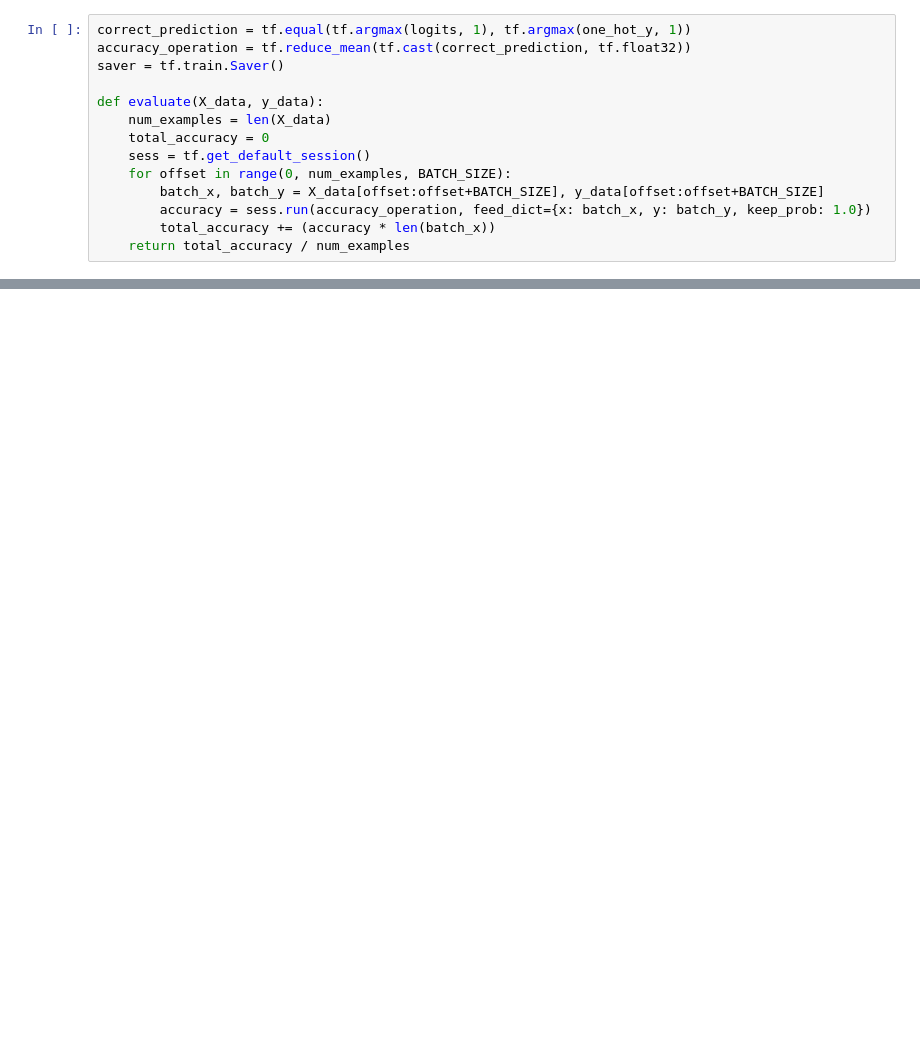
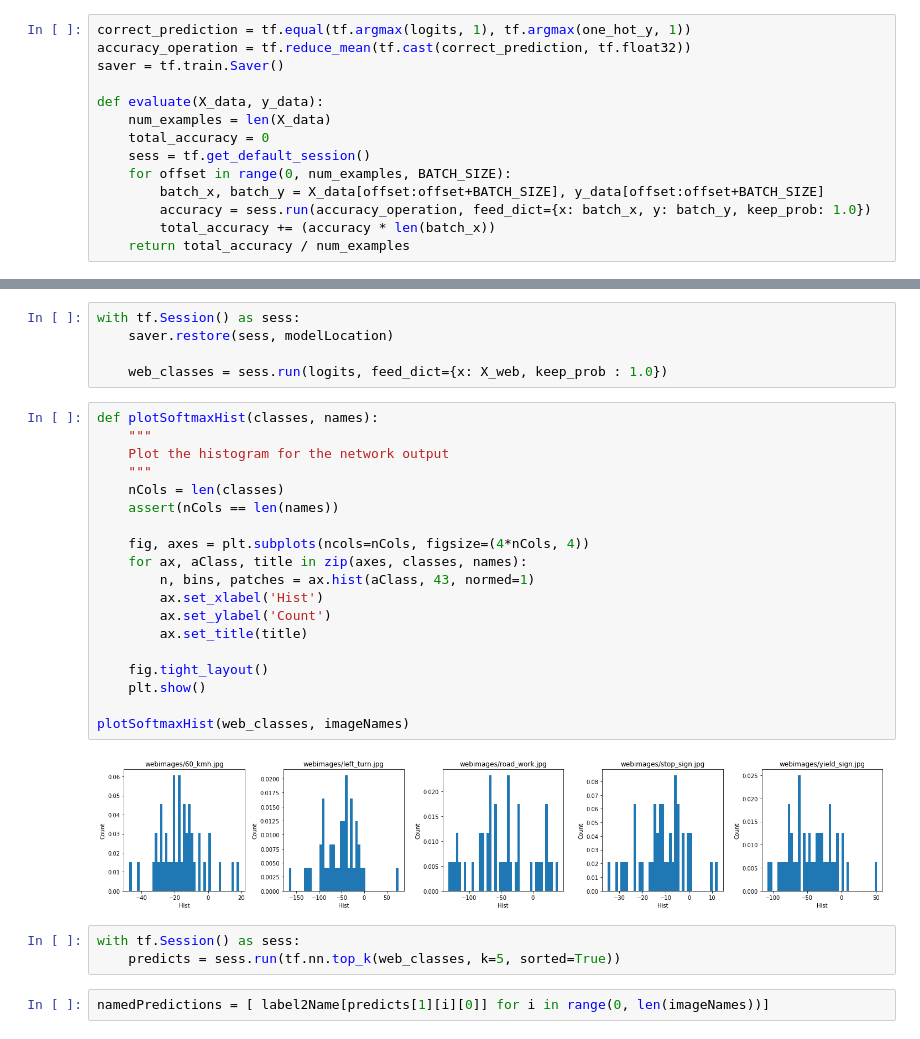
Before and after one commit to darienmt/CarND-TrafficSignClassifier-P2, a Jupyter notebook: Traffic Classifier Simplified.ipynb, the cells around one changed output, grey strips where cells are left out. Saved outputs shown, nothing was run; the diff lists cells and outputs as text; blank space fills up the shorter version.

```diff
--- a/Traffic Classifier Simplified.ipynb
+++ b/Traffic Classifier Simplified.ipynb
@@ -345,0 +386,31 @@ axes.grid(True)
+# %%
+with tf.Session() as sess:
+    saver.restore(sess, modelLocation)
+
+    web_classes = sess.run(logits, feed_dict={x: X_web, keep_prob : 1.0})
+# %%
+def plotSoftmaxHist(classes, names):
+    """
+    Plot the histogram for the network output
+    """
+    nCols = len(classes)
+    assert(nCols == len(names))
+
+    fig, axes = plt.subplots(ncols=nCols, figsize=(4*nCols, 4))
+    for ax, aClass, title in zip(axes, classes, names):
+        n, bins, patches = ax.hist(aClass, 43, normed=1)
+        ax.set_xlabel('Hist')
+        ax.set_ylabel('Count')
+        ax.set_title(title)
+
+    fig.tight_layout()
+    plt.show()
+
+plotSoftmaxHist(web_classes, imageNames)
+# %% [output]
+[figure, added]
+# %%
+with tf.Session() as sess:
+    predicts = sess.run(tf.nn.top_k(web_classes, k=5, sorted=True))
+# %%
+namedPredictions = [ label2Name[predicts[1][i][0]] for i in range(0, len(imageNames))]
```
Also changed, not shown: parts of 23 cells of this notebook, 1 other file.
